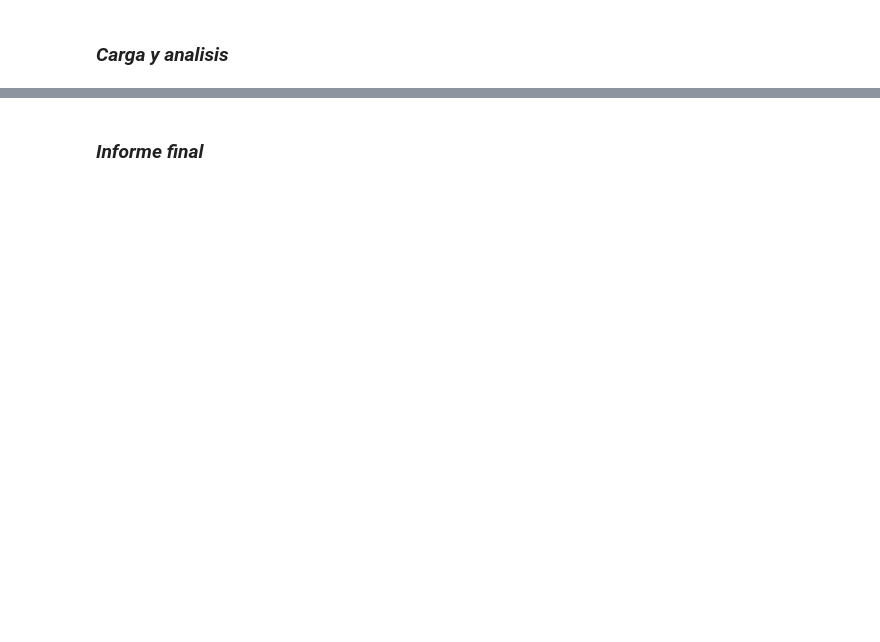
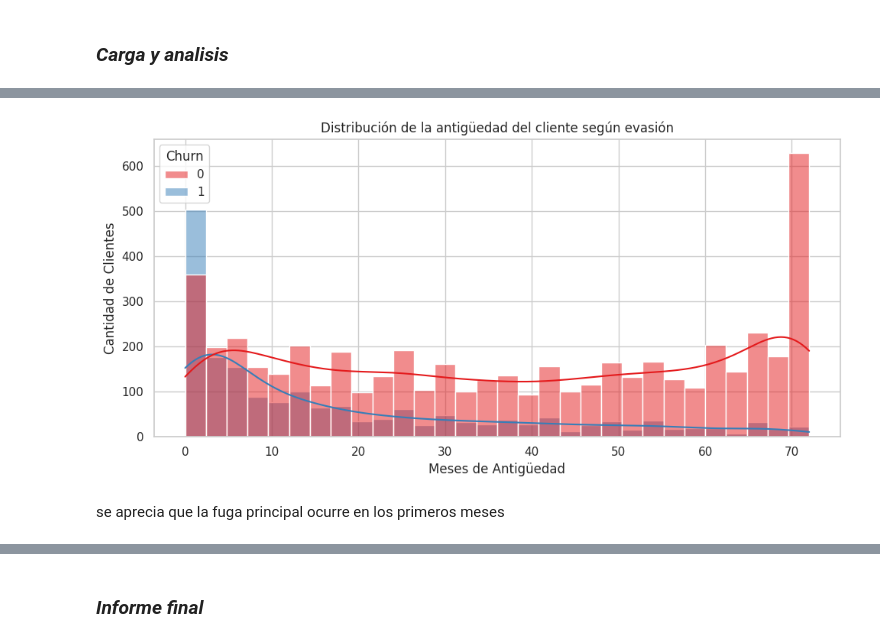
Before and after one commit to Brianbrowncoopman/challenge_desafio_telecom_x, a Jupyter notebook: desafio_telecom_X.ipynb, the cells around one changed output, grey strips where cells are left out. Cells and saved outputs as stored; diff of their text form; code cells hidden in the pictures; blank space fills up the shorter version.

```diff
--- a/desafio_telecom_X.ipynb
+++ b/desafio_telecom_X.ipynb
@@ -391,0 +522,12 @@ Name: count, dtype: int64
+# %%
+plt.figure(figsize=(10, 5))
+sns.histplot(data=df_churn, x='Antigüedad_del_Cliente', hue='Churn', bins=30, kde=True, palette='Set1')
+plt.title('Distribución de la antigüedad del cliente según evasión')
+plt.xlabel('Meses de Antigüedad')
+plt.ylabel('Cantidad de Clientes')
+plt.tight_layout()
+plt.show()
+# %% [output]
+[figure, added]
+# %% [markdown]
+se aprecia que la fuga principal ocurre en los primeros meses
```
Also changed, not shown: parts of 26 cells of this notebook.
